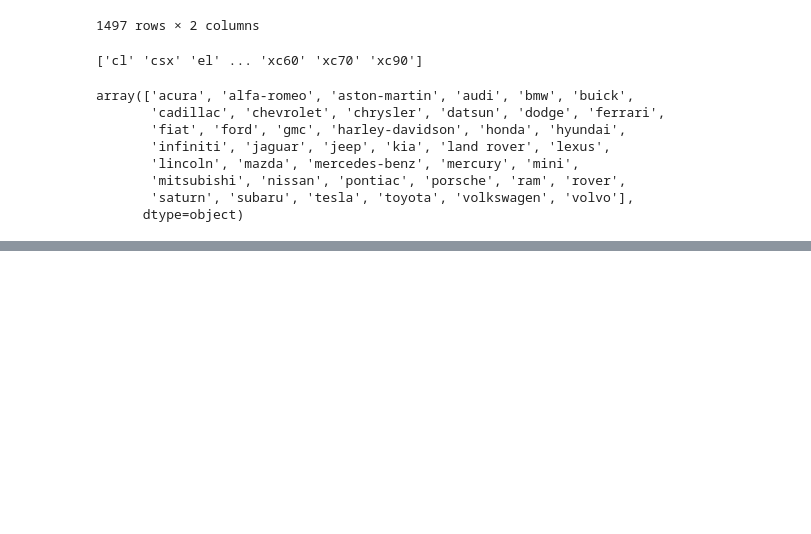
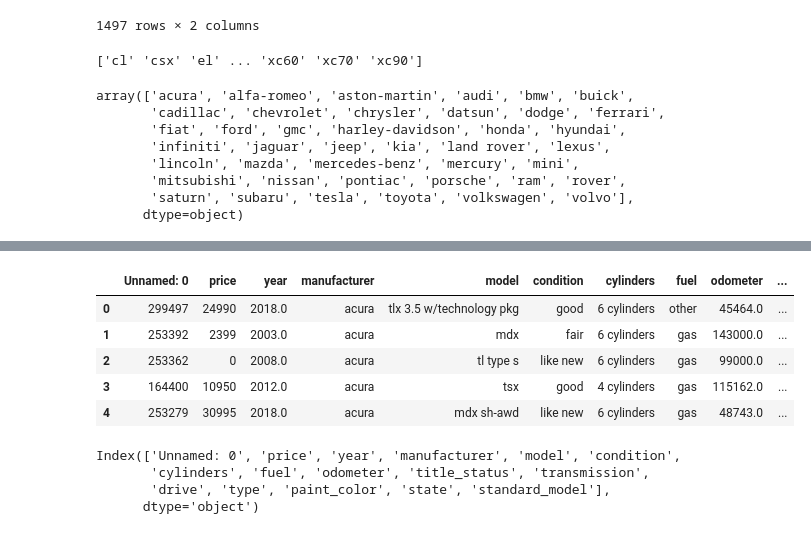
Before and after one commit to brown016340/Project---4, a Jupyter notebook: car.ipynb, the cells around one changed output, grey strips where cells are left out. Cells and saved outputs as stored; diff of their text form; code cells hidden in the pictures; blank space fills up the shorter version.

```diff
--- a/car.ipynb
+++ b/car.ipynb
@@ -322,0 +389,19 @@ df_sorted.to_csv(path)
+# %%
+path = "E:/Data analytics bootcamp/Challenges/final/data/Car_standard_models.csv"
+df = pd.read_csv(path)
+# %%
+df.head()
+# %% [output]
+|  | Unnamed: 0 | price | year | manufacturer | model | condition | cylinders | fuel | odometer | ... |
+| 0 | 299497 | 24990 | 2018.0 | acura | tlx 3.5 w/technology pkg | good | 6 cylinders | other | 45464.0 | ... |
+| 1 | 253392 | 2399 | 2003.0 | acura | mdx | fair | 6 cylinders | gas | 143000.0 | ... |
+| 2 | 253362 | 0 | 2008.0 | acura | tl type s | like new | 6 cylinders | gas | 99000.0 | ... |
+| 3 | 164400 | 10950 | 2012.0 | acura | tsx | good | 4 cylinders | gas | 115162.0 | ... |
+| 4 | 253279 | 30995 | 2018.0 | acura | mdx sh-awd | like new | 6 cylinders | gas | 48743.0 | ... |
+# %%
+df.columns
+# %% [output]
+Index(['Unnamed: 0', 'price', 'year', 'manufacturer', 'model', 'condition',
+       'cylinders', 'fuel', 'odometer', 'title_status', 'transmission',
+       'drive', 'type', 'paint_color', 'state', 'standard_model'],
+      dtype='object')
```
Also changed, not shown: parts of 15 cells of this notebook, 1 other file.
